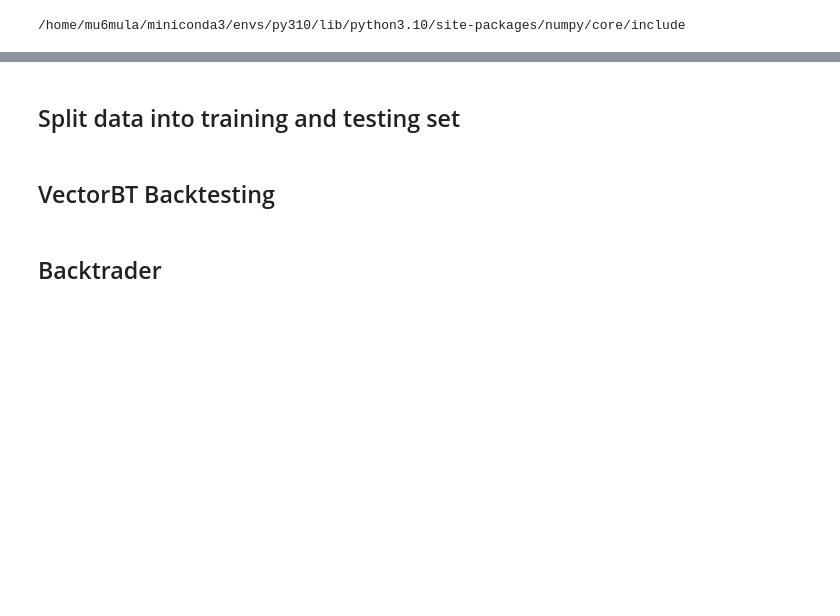
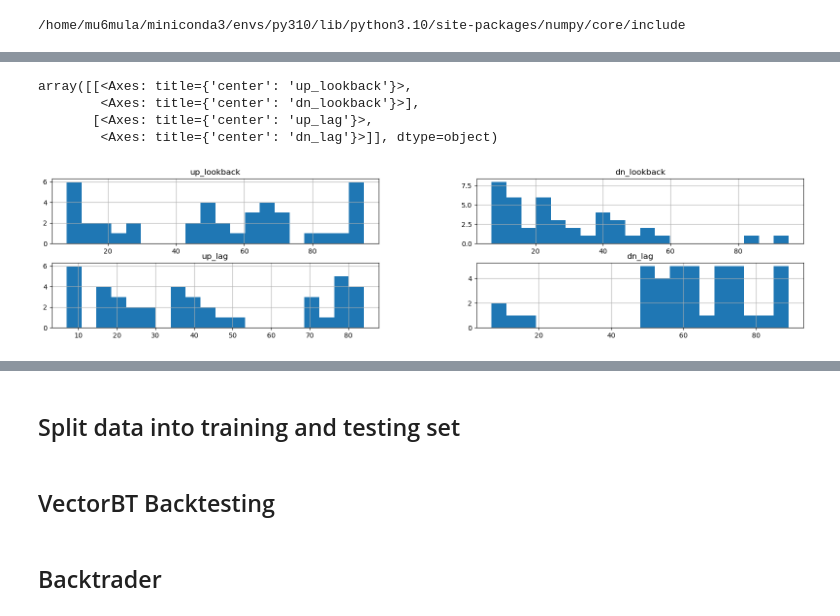
Before and after one commit to petarkabashki/pk-crypto-tools, a Jupyter notebook: 2024-research/donchian-breakout.ipynb, the cells around one changed output, grey strips where cells are left out. Saved outputs shown, nothing was run; the diff lists cells and outputs as text; code cells hidden in the pictures; blank space fills up the shorter version.

```diff
--- a/2024-research/donchian-breakout.ipynb
+++ b/2024-research/donchian-breakout.ipynb
@@ -483,0 +378,17 @@ Max Trade DrawDown: -inf
+# %%
+import os
+base_data_dir = "/media/mu6mula/Data/Crypto-Data-Feed/freq-user-data/data"
+quote, timeframe = 'USDT', '8h'
+exchanges = ['binance', 'kucoin', 'bybit', 'bitget']
+assets = 'ADA','ALGO','ALU','AMP','APT','ARB','ATOM','AVAX','AXS','BEAM','BTC','CHZ','COQ','DOGE','DOT','EGLD','ENJ','ETH','GALA','GRT','ILV','IMX','INJ','KAS','KSM','LINK','LUNA','MANA','MATIC','MYRIA','NEAR','OP','PT','PYR','QNT','RAY','REN','RENDER','RUNE','SAND','SHIB','SNX','SOL','TET','TIA','XLM',
+# df_pf = pd.DataFrame(assets,columns=['asset'])
+df_pf = pd.DataFrame([
+    [(os.path.exists(f'{base_data_dir}/{exchange}/{asset}_{quote}-{timeframe}.json')) for exchange in exchanges]
+    for asset in assets
+]).set_axis(exchanges, axis=1)
+df_pf.index = assets
+
+df_pf['first_exch'] = df_pf.apply(lambda row: row.idxmax() if row.any() else None, axis=1)
+asset_exch = df_pf[~df_pf['first_exch'].isna()][['first_exch']].to_records()
+# asset_files = [f'{base_data_dir}/{exchange}/{asset}_{quote}-{timeframe}.json' for (asset,exchange) in asset_exch]
+asset_exch
@@ -483,0 +461,11 @@ Max Trade DrawDown: -inf
+# %%
+import pickle
+asset_trials = {asset_exch[i][0]: sbest_trials[i] for i in range(len(asset_exch))}
+asset_trials
+with open('portfolio-donchian-trials.pkl', 'wb') as f:
+    pickle.dump(asset_trials, f)
+# %%
+# Load the object from the file
+with open('portfolio-donchian-trials.pkl', 'rb') as f:
+    asset_trials = pickle.load(f)
+asset_trials
@@ -483,0 +493,5 @@ Max Trade DrawDown: -inf
+# %%
+trial_n = 0
+df_pf = pd.DataFrame([[f'{asset_exch[i][0]}USDT',best_trials[i][trial_n][0],best_trials[i][trial_n][1][0], best_trials[i][trial_n][1][1]] for i in range(len(asset_exch))]).set_axis(['asset','params','total_return','max_drawdown'],axis=1).set_index('asset')#[['val1','val2']]
+df_pf.loc[:,['total_return','max_drawdown']] = df_pf.loc[:,['total_return','max_drawdown']].apply(np.exp).subtract(1)#.hist()
+df_pf.sort_values('max_drawdown')
@@ -483,0 +517,8 @@ Max Trade DrawDown: -inf
+# %%
+pd.DataFrame(df_pf.params.to_list()).hist(bins=20,figsize=(20,4))
+# %% [output]
+array([[<Axes: title={'center': 'up_lookback'}>,
+        <Axes: title={'center': 'dn_lookback'}>],
+       [<Axes: title={'center': 'up_lag'}>,
+        <Axes: title={'center': 'dn_lag'}>]], dtype=object)
+[figure, added]
```
Also changed, not shown: parts of 28 cells of this notebook, 2 other files.
